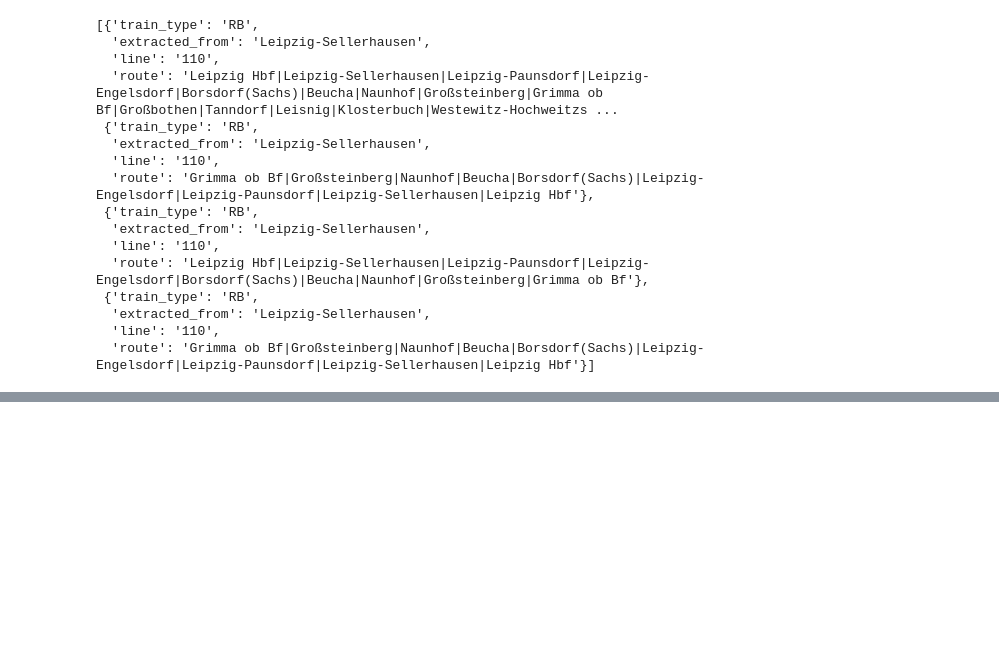
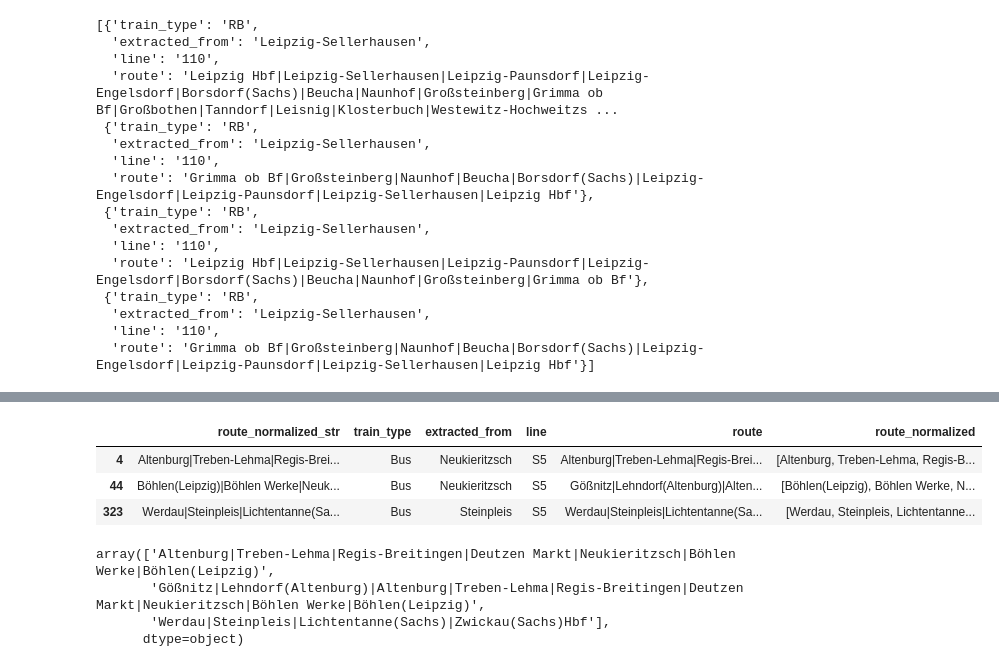
Before and after one commit to rbergm/git-seminar, a Jupyter notebook: src/main/python/Bahn API to rail network conversion.ipynb, the cells around one changed output, grey strips where cells are left out. Cells and saved outputs as stored; diff of their text form; code cells hidden in the pictures; blank space fills up the shorter version.

```diff
--- a/src/main/python/Bahn API to rail network conversion.ipynb
+++ b/src/main/python/Bahn API to rail network conversion.ipynb
@@ -432,0 +495,14 @@ with open("timetables/complete_timetables.json", "w") as timetables_output:
+# %%
+tt_unique_route[tt_unique_route.line == "S5"]
+# %% [output]
+|  | route_normalized_str | train_type | extracted_from | line | route | route_normalized |
+| 4 | Altenburg|Treben-Lehma|Regis-Brei... | Bus | Neukieritzsch | S5 | Altenburg|Treben-Lehma|Regis-Brei... | [Altenburg, Treben-Lehma, Regis-B... |
+| 44 | Böhlen(Leipzig)|Böhlen Werke|Neuk... | Bus | Neukieritzsch | S5 | Gößnitz|Lehndorf(Altenburg)|Alten... | [Böhlen(Leipzig), Böhlen Werke, N... |
+| 323 | Werdau|Steinpleis|Lichtentanne(Sa... | Bus | Steinpleis | S5 | Werdau|Steinpleis|Lichtentanne(Sa... | [Werdau, Steinpleis, Lichtentanne... |
+# %%
+tt_unique_route[tt_unique_route.line == "S5"].route.values
+# %% [output]
+array(['Altenburg|Treben-Lehma|Regis-Breitingen|Deutzen Markt|Neukieritzsch|Böhlen Werke|Böhlen(Leipzig)',
+       'Gößnitz|Lehndorf(Altenburg)|Altenburg|Treben-Lehma|Regis-Breitingen|Deutzen Markt|Neukieritzsch|Böhlen Werke|Böhlen(Leipzig)',
+       'Werdau|Steinpleis|Lichtentanne(Sachs)|Zwickau(Sachs)Hbf'],
+      dtype=object)
```
Also changed, not shown: parts of 10 cells of this notebook, 2 other files.
